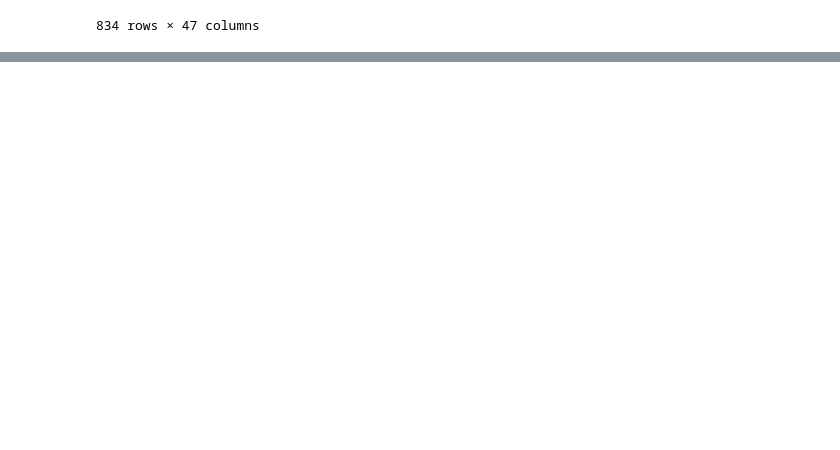
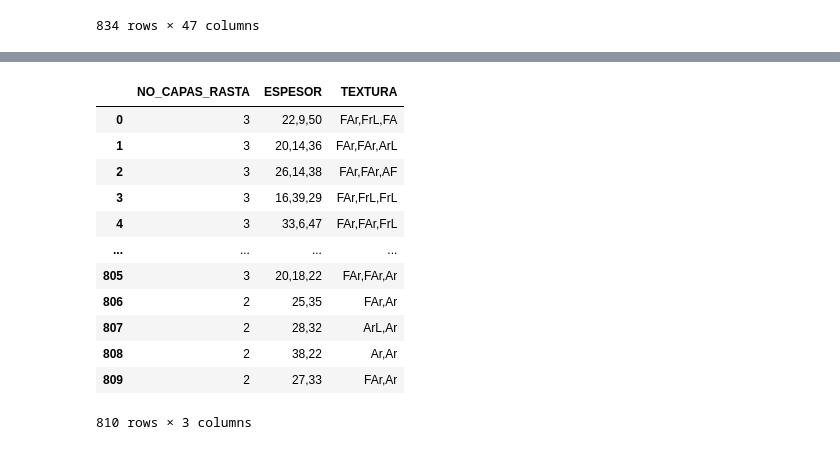
Before and after one commit to GermanMoran/TesisMaestria, a Jupyter notebook: codigos/LIMPIEZA_DATOS.ipynb, the cells around one changed output, grey strips where cells are left out. Drawn from its saved outputs; the diff is of its cells as text; code cells hidden in the pictures; blank space fills up the shorter version.

```diff
--- a/codigos/LIMPIEZA_DATOS.ipynb
+++ b/codigos/LIMPIEZA_DATOS.ipynb
@@ -1249,0 +1274,5 @@ eventosFinales
+# %%
+# Se filtra los registros rasta unicamente para el departamento de Cordoba
+Lista_ID_lotes_cordoba
+rastasCordoba = rastas[rastas.ID_LOTE.isin(Lista_ID_lotes_cordoba)].reset_index(drop=True)
+rastasCordoba
@@ -1249,0 +1308,8 @@ eventosFinales
+# %%
+# Conversion del tipo de dato y tratamiento
+# Converion a caracter
+'''
+rastasCordoba.TERRENO_CIRCUN_RASTA = rastasCordoba.TERRENO_CIRCUN_RASTA.apply(str)
+rastasCordoba.POSICION_PERFIL_RASTA = rastasCordoba.POSICION_PERFIL_RASTA.apply(str)
+rastasCordoba.SITIO_EXPUESTO_SOL_RASTA = rastasCordoba.SITIO_EXPUESTO_SOL_RASTA(str)
+'''
@@ -1249,0 +1325,7 @@ eventosFinales
+# %%
+# Manejo de caracteres especiales [Elimnacion de las Tildes]
+rastasCordoba.TERRENO_CIRCUN_RASTA = rastasCordoba.TERRENO_CIRCUN_RASTA.apply(lambda x: "ONDULADO Y MONTANOSO" if x=="ONDULADO Y MONTAÑOSO" else x)
+rastasCordoba.POSICION_PERFIL_RASTA = rastasCordoba.POSICION_PERFIL_RASTA.apply(lambda x: "PIE DE UNA ELEVACION" if x=="PIE DE UNA ELEVACIÓN" else x)
+rastasCordoba.POSICION_PERFIL_RASTA = rastasCordoba.POSICION_PERFIL_RASTA.apply(lambda x: "LADERA CONCAVA" if x=="LADERA CÓNCAVA" else x)
+rastasCordoba.SITIO_EXPUESTO_SOL_RASTA = rastasCordoba.SITIO_EXPUESTO_SOL_RASTA.apply(lambda x: "LA MANANA Y LA TARDE" if x =="LA MAÑANA Y LA TARDE" else x)
+rastasCordoba.SITIO_EXPUESTO_SOL_RASTA = rastasCordoba.SITIO_EXPUESTO_SOL_RASTA.apply(lambda x: "LA MANANA" if x =="LA MAÑANA" else x)
@@ -1249,0 +1404,6 @@ eventosFinales
+# %%
+
+rastasCordoba.PROFUND_RAICES_VIVAS_RASTA[rastasCordoba.OBSERVA_RAICES_VIVAS_RASTA=='NO'] = -1
+rastasCordoba.PROFUND_CAP_ENDURE_RASTA[rastasCordoba.CAP_ENDURE_RASTA=='NO']= -1
+rastasCordoba.ESPESOR_CAP_ENDURE_RASTA[rastasCordoba.CAP_ENDURE_RASTA == 'NO'] = -1
+rastasCordoba.PROFUND_MOTEADOS_RASTA[rastasCordoba.CAP_ENDURE_RASTA == 'NO'] = -1
@@ -1249,0 +1467,19 @@ eventosFinales
+# %%
+# Procedimiento de calcular y almacenar en una lista el porcentaje
+# de cada posible textua al interior del cajon que se realiza en la guia rasta.
+capas = rastasCordoba[['NO_CAPAS_RASTA','ESPESOR','TEXTURA']]
+capas
+# %% [output]
+|  | NO_CAPAS_RASTA | ESPESOR | TEXTURA |
+| 0 | 3 | 22,9,50 | FAr,FrL,FA |
+| 1 | 3 | 20,14,36 | FAr,FAr,ArL |
+| 2 | 3 | 26,14,38 | FAr,FAr,AF |
+| 3 | 3 | 16,39,29 | FAr,FrL,FrL |
+| 4 | 3 | 33,6,47 | FAr,FAr,FrL |
+| ... | ... | ... | ... |
+| 805 | 3 | 20,18,22 | FAr,FAr,Ar |
+| 806 | 2 | 25,35 | FAr,Ar |
+| 807 | 2 | 28,32 | ArL,Ar |
+| 808 | 2 | 38,22 | Ar,Ar |
+| 809 | 2 | 27,33 | FAr,Ar |
+810 rows × 3 columns
```
Also changed, not shown: parts of 27 cells of this notebook, 3 other files.
